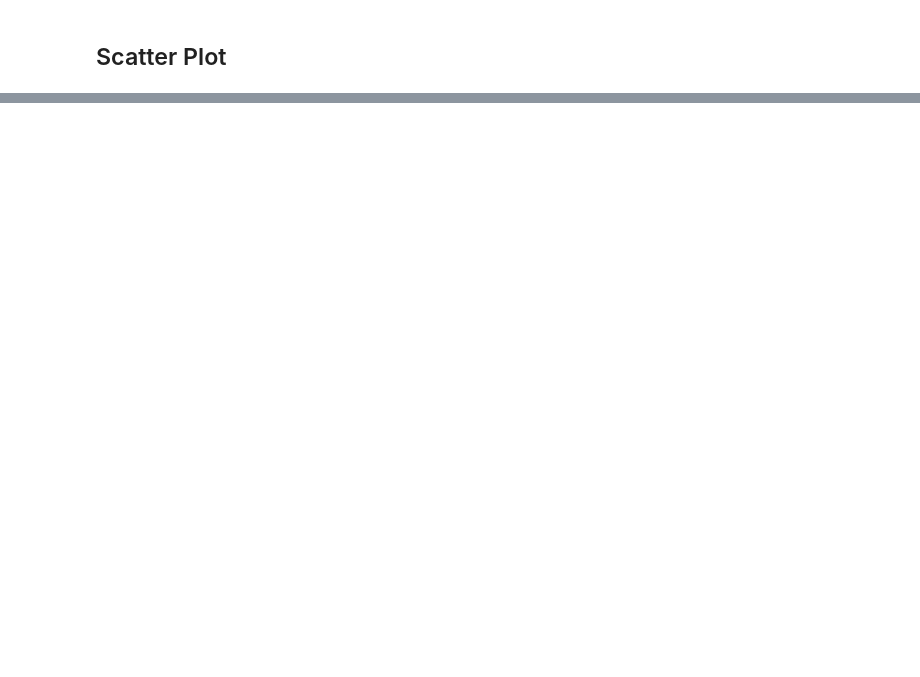
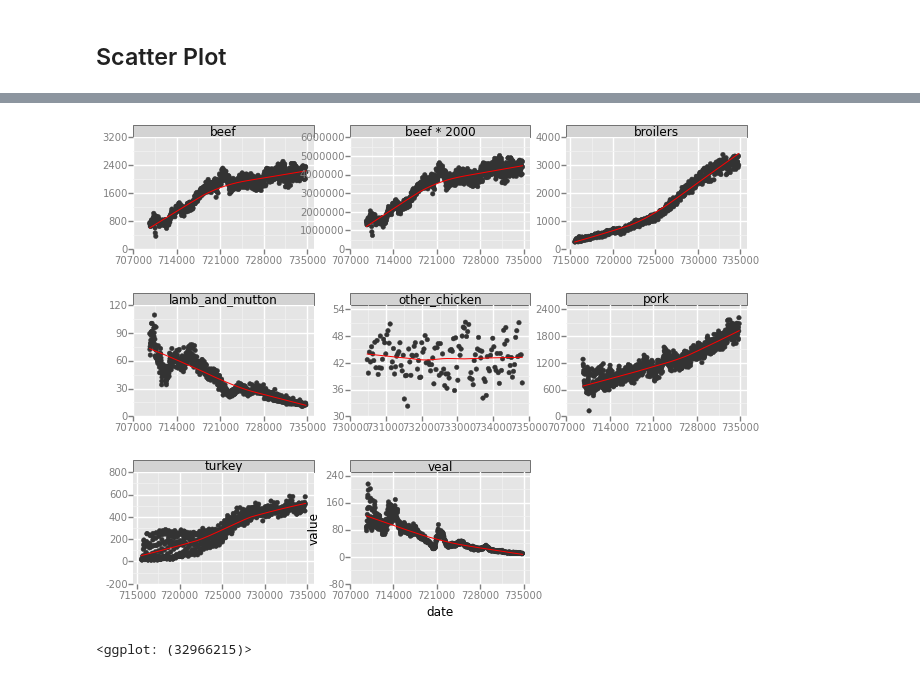
Before and after one commit to aschneiderman/my-little-pandas-cookbook, a Jupyter notebook: cookbook/Pandas_ggplot.ipynb, the cells around one changed output, grey strips where cells are left out. Drawn from its saved outputs; the diff is of its cells as text; code cells hidden in the pictures; blank space fills up the shorter version.

```diff
--- a/cookbook/Pandas_ggplot.ipynb
+++ b/cookbook/Pandas_ggplot.ipynb
@@ -146,0 +119,3 @@ from ggplot import *
+# %%
+meat_long = pd.melt(meat, id_vars=['date'], var_name='meat_type')
+meat_long
@@ -146,0 +141,7 @@ from ggplot import *
+# %%
+p = ggplot(aes(x='date', y='value'), data=meat_long)
+p + geom_point() + stat_smooth(colour="red") + \
+    facet_wrap("meat_type")
+# %% [output]
+[figure, added]
+<ggplot: (32966215)>
```
Also changed, not shown: parts of 16 cells of this notebook, 1 other file.
